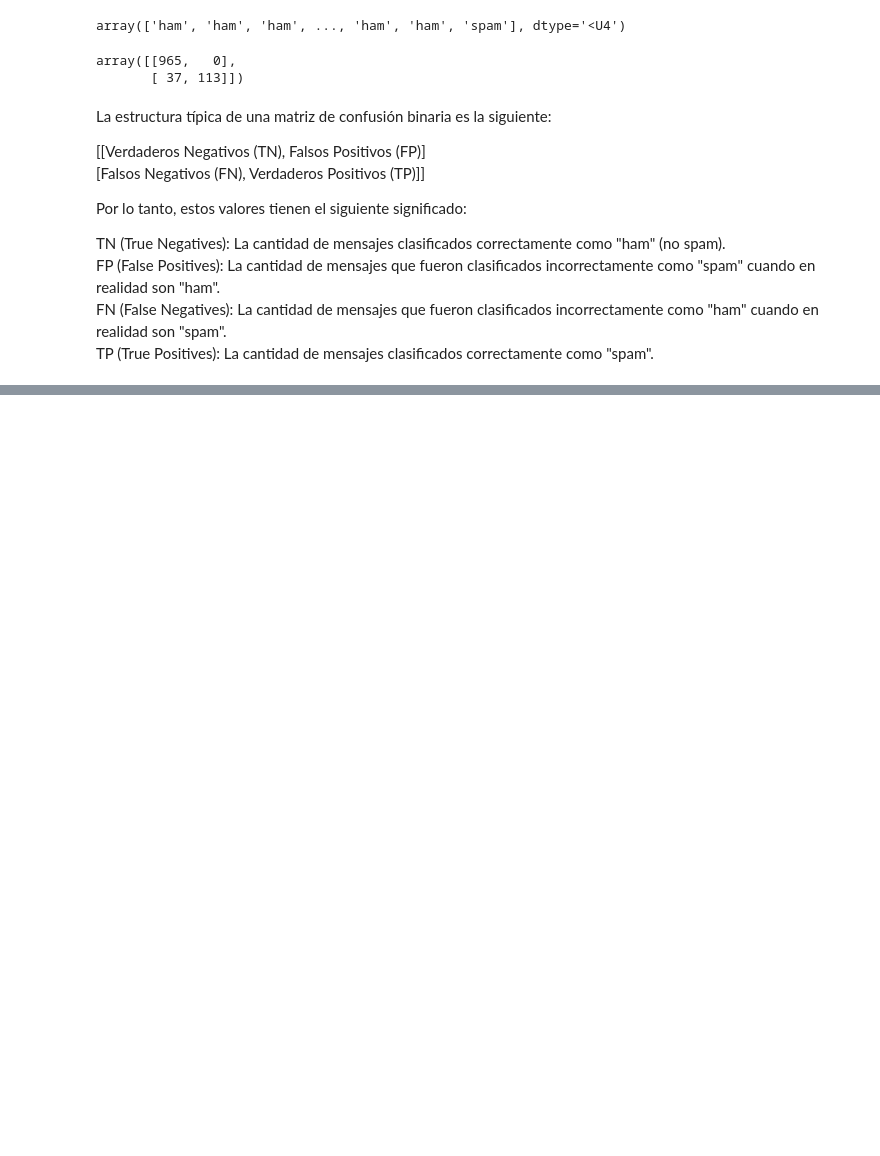
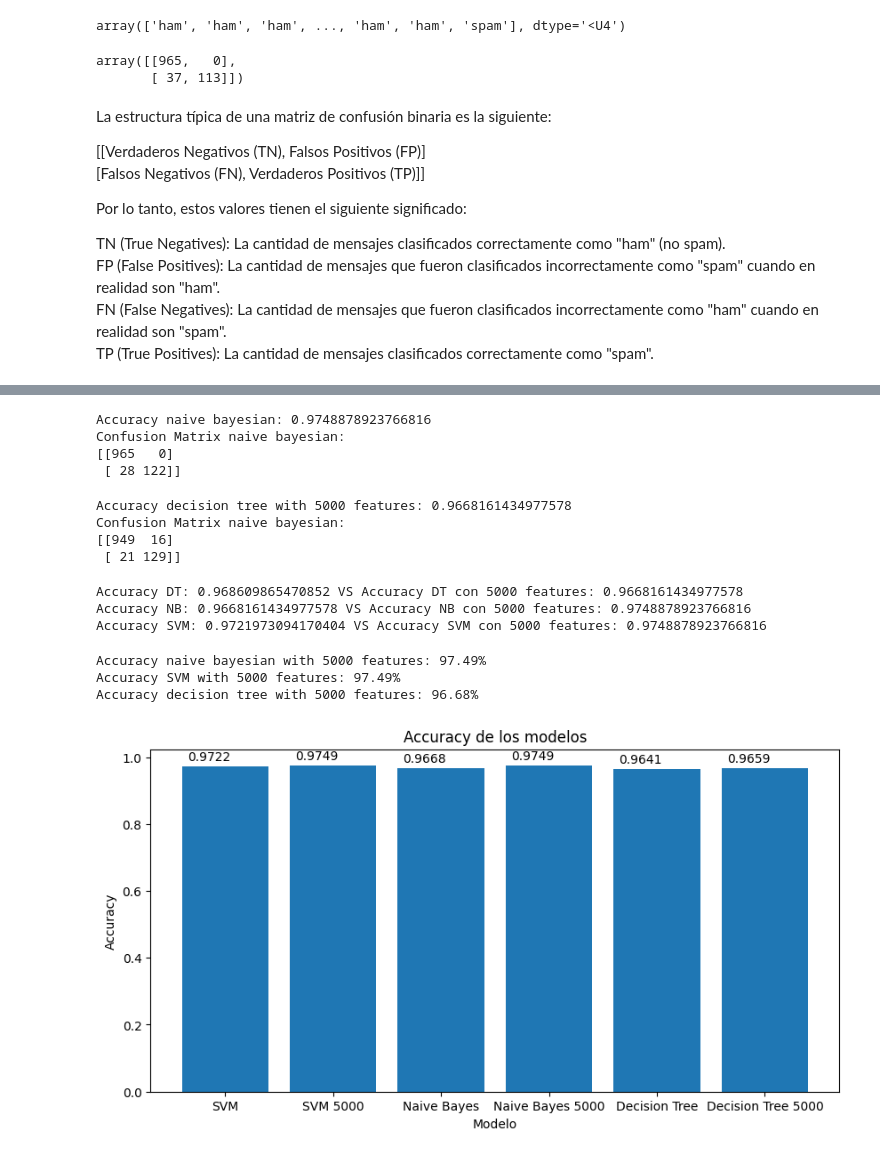
Before and after one commit to blackalle/NLP, a Jupyter notebook: Actividad2.ipynb, the cells around one changed output, grey strips where cells are left out. Cells and saved outputs as stored; diff of their text form; code cells hidden in the pictures; blank space fills up the shorter version.

Commit message:
modelos con 5000 features

```diff
--- a/Actividad2.ipynb
+++ b/Actividad2.ipynb
@@ -132,0 +261,2 @@ TP (True Positives): La cantidad de mensajes clasificados correctamente como "sp
+# %%
+X_train, X_test, y_train, y_test = train_test_split(tfidf_20, spam['label'], test_size=0.2, random_state=42)
@@ -132,0 +283,71 @@ TP (True Positives): La cantidad de mensajes clasificados correctamente como "sp
+# %%
+# Crear y entrenar el modelo SVM con los datos resampleados
+nb_model = MultinomialNB()
+nb_model.fit(X_train, y_train)
+
+# Hacer predicciones en el conjunto de evaluación
+nb_preds = nb_model.predict(X_test)
+
+# Calcular la precisión (accuracy) y la matriz de confusión del modelo SVM
+nb_accuracy = accuracy_score(y_test, nb_preds)
+nb_confusion_matrix = confusion_matrix(y_test, nb_preds)
+
+# Imprimir los resultados
+print(f'Accuracy naive bayesian: {nb_accuracy}')
+print(f'Confusion Matrix naive bayesian:\n{nb_confusion_matrix}')
+# %% [output]
+Accuracy naive bayesian: 0.9748878923766816
+Confusion Matrix naive bayesian:
+[[965   0]
+ [ 28 122]]
+# %%
+# Crear y entrenar el modelo SVM con los datos resampleados
+dt_model = DecisionTreeClassifier()
+dt_model.fit(X_train, y_train)
+
+# Hacer predicciones en el conjunto de evaluación
+dt_preds = dt_model.predict(X_test)
+
+# Calcular la precisión (accuracy) y la matriz de confusión del modelo SVM
+dt_accuracy = accuracy_score(y_test, dt_preds)
+dt_confusion_matrix = confusion_matrix(y_test, dt_preds)
+
+# Imprimir los resultados
+print(f'Accuracy decision tree with 5000 features: {dt_accuracy}')
+print(f'Confusion Matrix naive bayesian:\n{dt_confusion_matrix}')
+# %% [output]
+Accuracy decision tree with 5000 features: 0.9668161434977578
+Confusion Matrix naive bayesian:
+[[949  16]
+ [ 21 129]]
+# %%
+print(f'Accuracy DT: {round(dt_acc*100, 2)}% VS Accuracy DT con 5000 features: {round(dt_accuracy*100, 2)}%')
+print(f'Accuracy NB: {round(nb_acc*100, 2)}% VS Accuracy NB con 5000 features: {round(nb_accuracy*100, 2)}%' )
+print(f'Accuracy SVM: {round(svm_acc*100, 2)}% VS Accuracy SVM con 5000 features: {round(svm_accuracy*100, 2)}%')
+# %% [output]
+Accuracy DT: 0.968609865470852 VS Accuracy DT con 5000 features: 0.9668161434977578
+Accuracy NB: 0.9668161434977578 VS Accuracy NB con 5000 features: 0.9748878923766816
+Accuracy SVM: 0.9721973094170404 VS Accuracy SVM con 5000 features: 0.9748878923766816
+# %%
+# Imprimir el valor de precisión en porcentaje y redondeado a dos decimales
+print(f'Accuracy naive bayesian with 5000 features: {round(nb_accuracy*100, 2)}%')
+print(f'Accuracy SVM with 5000 features: {round(svm_accuracy*100, 2)}%')
+print(f'Accuracy decision tree with 5000 features: {round(dt_accuracy*100, 2)}%')
+# %% [output]
+Accuracy naive bayesian with 5000 features: 97.49%
+Accuracy SVM with 5000 features: 97.49%
+Accuracy decision tree with 5000 features: 96.68%
+# %%
+#imprimir los resultados en un grafico comparando la precision de los modelos con max features y sin max features
+plt.figure(figsize=(10, 5))
+bars =plt.bar(['SVM','SVM 5000', 'Naive Bayes', 'Naive Bayes 5000','Decision Tree', 'Decision Tree 5000'], [svm_acc, svm_accuracy, nb_acc, nb_accuracy, dt_acc, dt_accuracy])
+plt.title('Accuracy de los modelos')
+plt.xlabel('Modelo')
+plt.ylabel('Accuracy')
+
+for bar, accuracy in zip(bars, [svm_acc, svm_accuracy, nb_acc, nb_accuracy, dt_acc, dt_accuracy]):
+    plt.text(bar.get_x() + bar.get_width() / 2 - 0.15, bar.get_height() + 0.01, f'{accuracy:.4f}', ha='center', va='bottom')
+
+plt.show()
+# %% [output]
+[figure, added]
```
Also changed, not shown: parts of 22 cells of this notebook.
